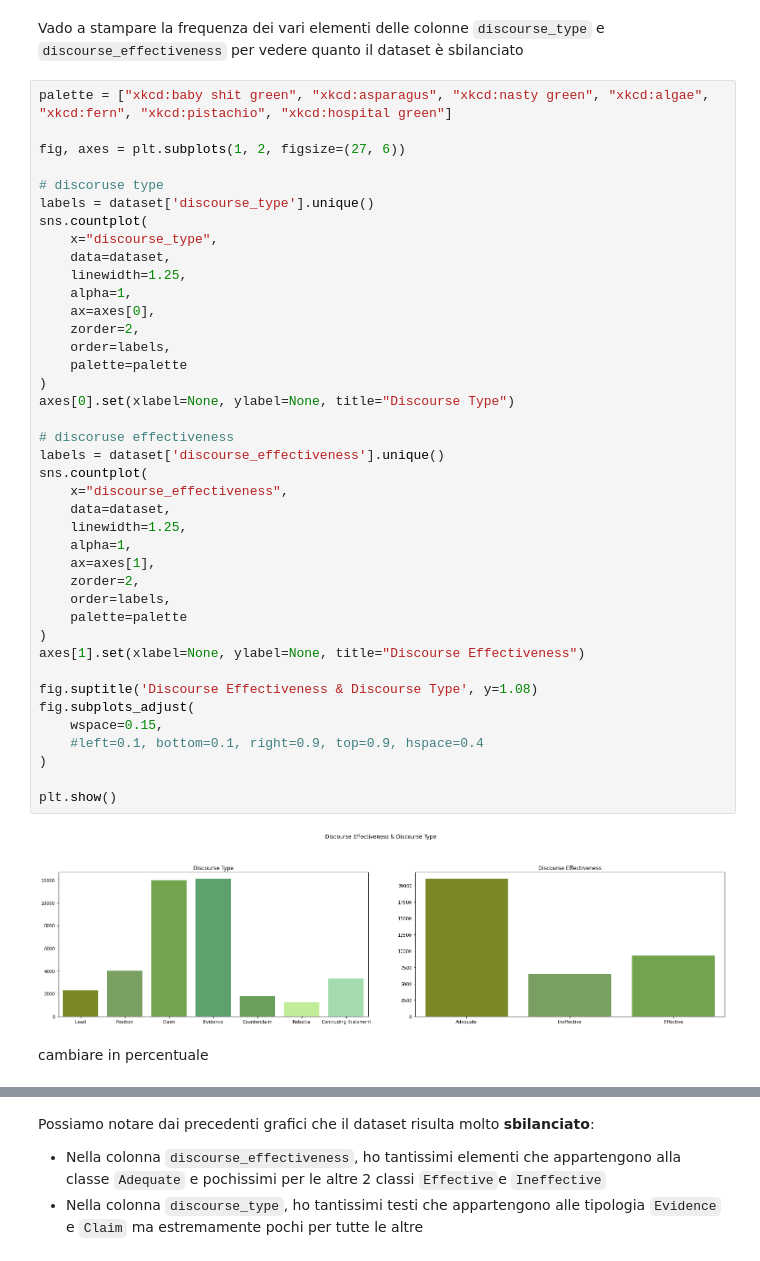
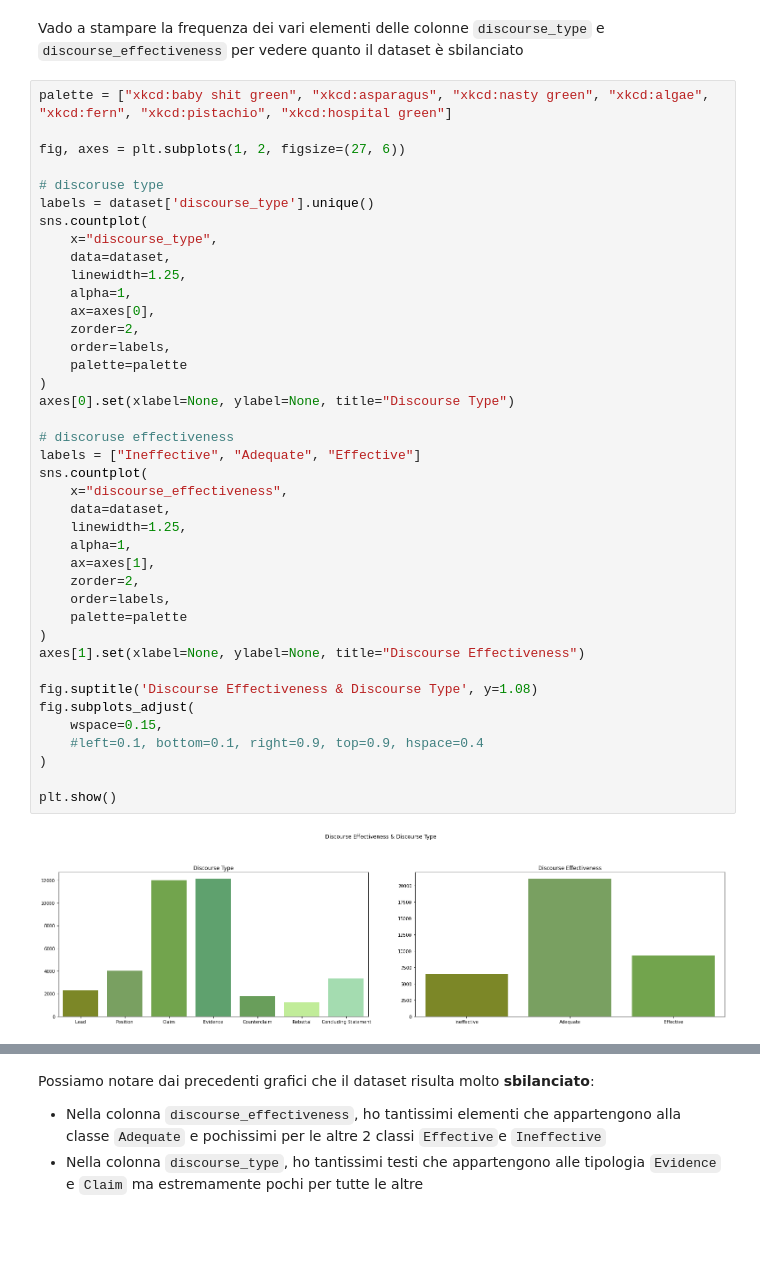
Before and after one commit to Typing-Monkeys/BRUN0-Net, a Jupyter notebook: training/Brun0-Net.ipynb, the cells around one changed output, grey strips where cells are left out. Cells and saved outputs as stored; diff of their text form; blank space fills up the shorter version.

```diff
--- a/training/Brun0-Net.ipynb
+++ b/training/Brun0-Net.ipynb
@@ -73,37 +59,35 @@ sns.countplot(
     linewidth=1.25,
     alpha=1,
     ax=axes[0],
     zorder=2,
     order=labels,
     palette=palette
 )
 axes[0].set(xlabel=None, ylabel=None, title="Discourse Type")
 
 # discoruse effectiveness
-labels = dataset['discourse_effectiveness'].unique()
+labels = ["Ineffective", "Adequate", "Effective"]
 sns.countplot(
     x="discourse_effectiveness",
     data=dataset,
     linewidth=1.25,
     alpha=1,
     ax=axes[1],
     zorder=2,
     order=labels,
     palette=palette
 )
 axes[1].set(xlabel=None, ylabel=None, title="Discourse Effectiveness")
 
 fig.suptitle('Discourse Effectiveness & Discourse Type', y=1.08)
 fig.subplots_adjust(
     wspace=0.15,
     #left=0.1, bottom=0.1, right=0.9, top=0.9, hspace=0.4
 )
 
 plt.show()
 # %% [output]
-[figure, old version]
+[figure, new version]
-# %% [markdown]
-cambiare in percentuale
 # %%
 palette = ["xkcd:deep purple", "xkcd:light eggplant", "xkcd:ugly pink"]
 
```
Also changed, not shown: parts of 14 cells of this notebook, 1 other file.
